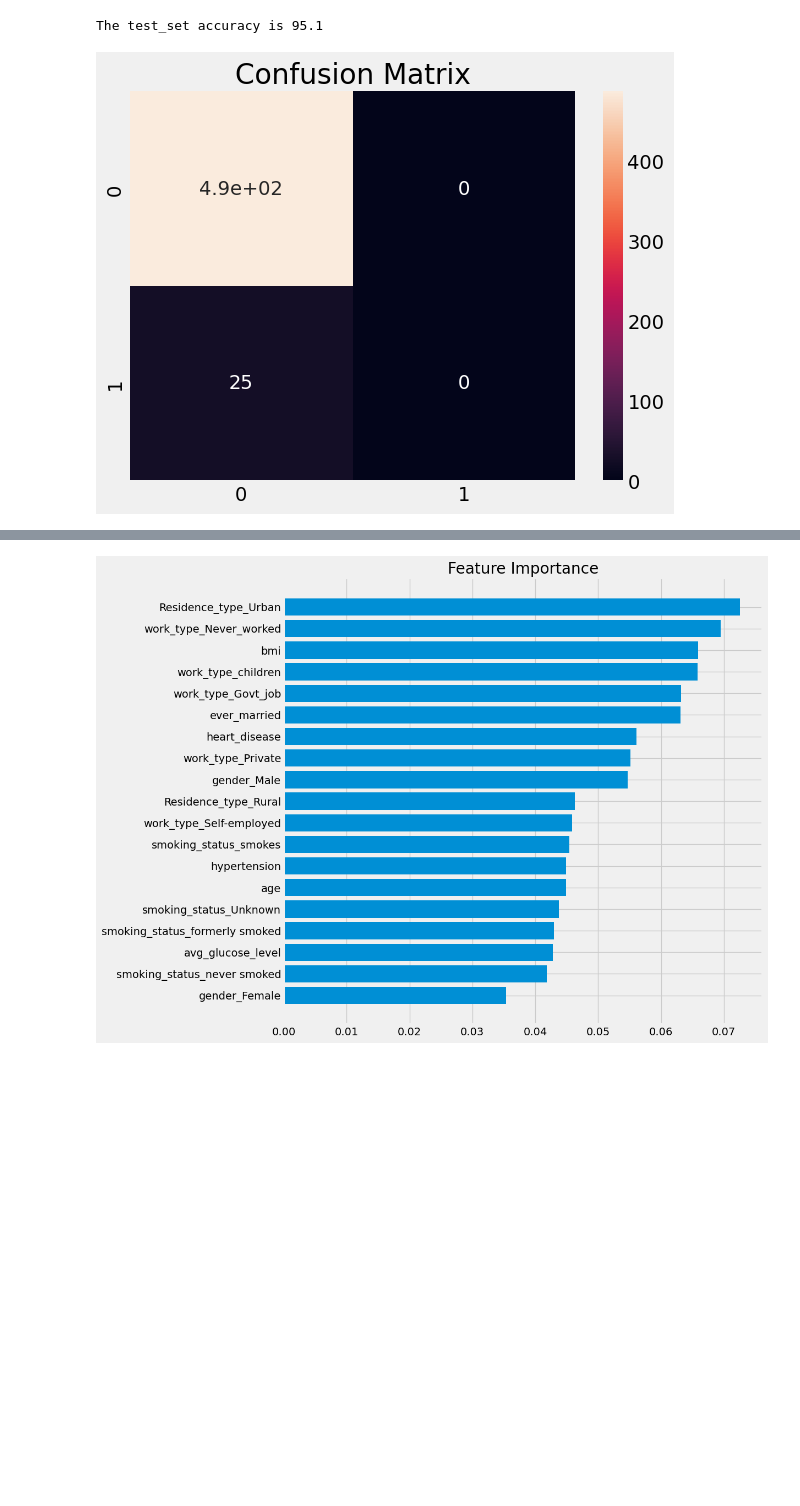
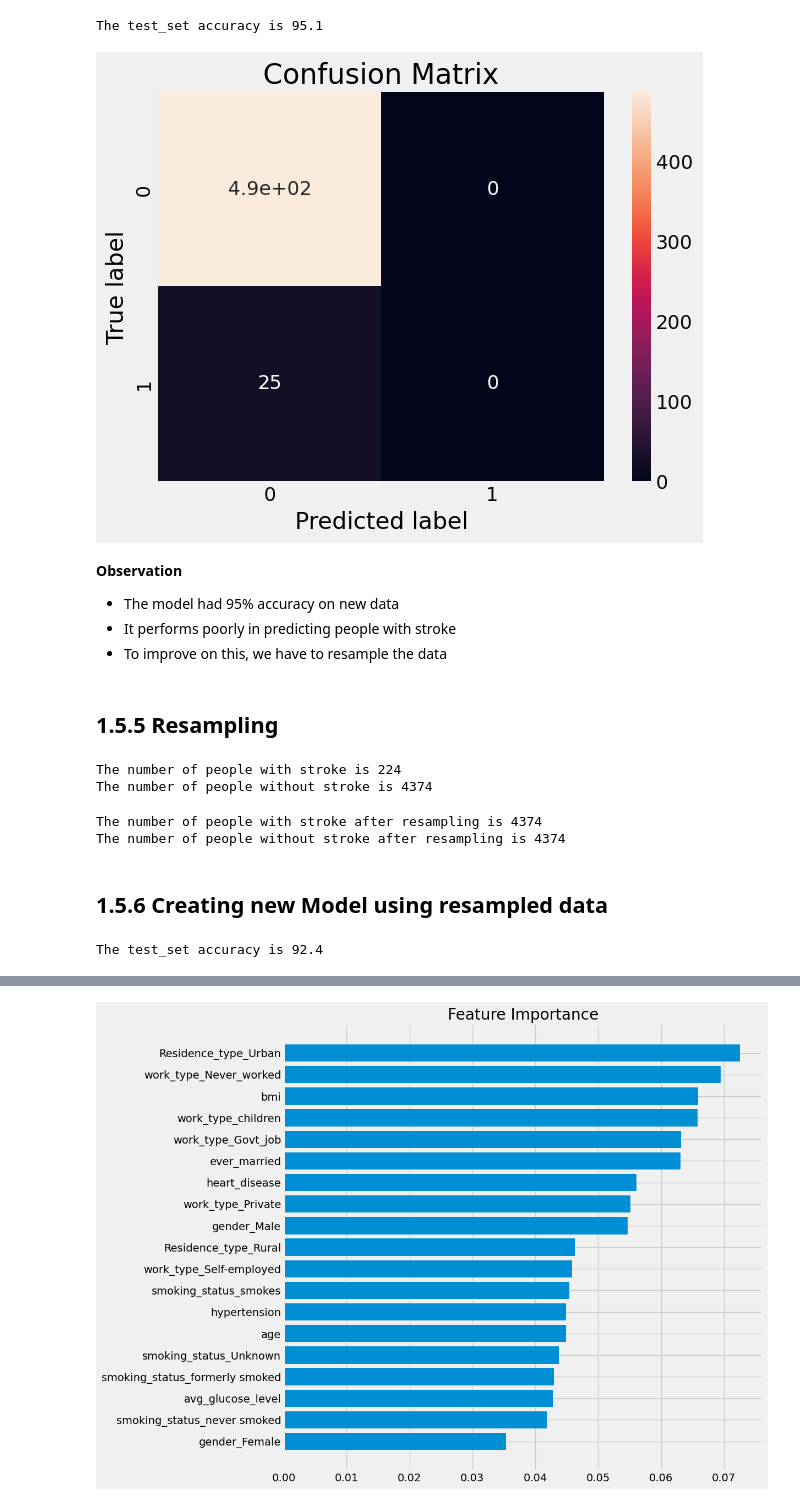
Before and after one commit to vkhait/Project_4, a Jupyter notebook: stroke-prediction/Stroke_prediction.ipynb, the cells around one changed output, grey strips where cells are left out. Drawn from its saved outputs; the diff is of its cells as text; code cells hidden in the pictures; blank space fills up the shorter version.

```diff
--- a/stroke-prediction/Stroke_prediction.ipynb
+++ b/stroke-prediction/Stroke_prediction.ipynb
@@ -439,8 +451,17 @@ The test_set accuracy is 95.1
 # %%
 # Confusion Matrix
 sns.heatmap(confusion_matrix(test_target, test_pred), annot=True)
 plt.title('Confusion Matrix')
+plt.xlabel('Predicted label')
+plt.ylabel('True label')
 plt.savefig('images/Confusion Matrix.png')
 plt.show()
 # %% [output]
-[figure, old version]
+[figure, new version]
+# %% [markdown]
+**Observation**
+* The model had 95% accuracy on new data
+* It performs poorly in predicting people with stroke
+* To improve on this, we have to resample the data
+# %% [markdown]
+## 1.5.5 Resampling
@@ -446,0 +473,32 @@ plt.show()
+# %%
+# Checking the number of people with stroke
+print(f'The number of people with stroke is {sum(train_target == 1)}')
+# Checking number of people without stroke
+print(f'The number of people without stroke is {sum(train_target == 0)}')
+# %% [output]
+The number of people with stroke is 224
+The number of people without stroke is 4374
+# %%
+# Resampling the data
+train_input_smote, train_target_smote = sm.fit_resample(train_inputss, train_target)
+# Getting the new counts after resampling
+print(f'The number of people with stroke after resampling is {sum(train_target_smote == 1)}')
+print(f'The number of people without stroke after resampling is {sum(train_target_smote == 0)}')
+# %% [output]
+The number of people with stroke after resampling is 4374
+The number of people without stroke after resampling is 4374
+# %% [markdown]
+## 1.5.6 Creating new Model using resampled data
+# %%
+# Instantiate XGBClassifier
+new_model = XGBClassifier(random_state=1)
+# Training the model
+new_model.fit(train_input_smote, train_target_smote)
+# Using new_model to predict test stroke patient
+new_test_pred = new_model.predict(test_input)
+
+# Getting the accuracy_score
+new_test_accuracy = accuracy_score(test_target, new_test_pred)
+print('The test_set accuracy is',np.round(new_test_accuracy, 3) * 100)
+# %% [output]
+The test_set accuracy is 92.4
```
Also changed, not shown: parts of 18 cells of this notebook, 13 other files.
